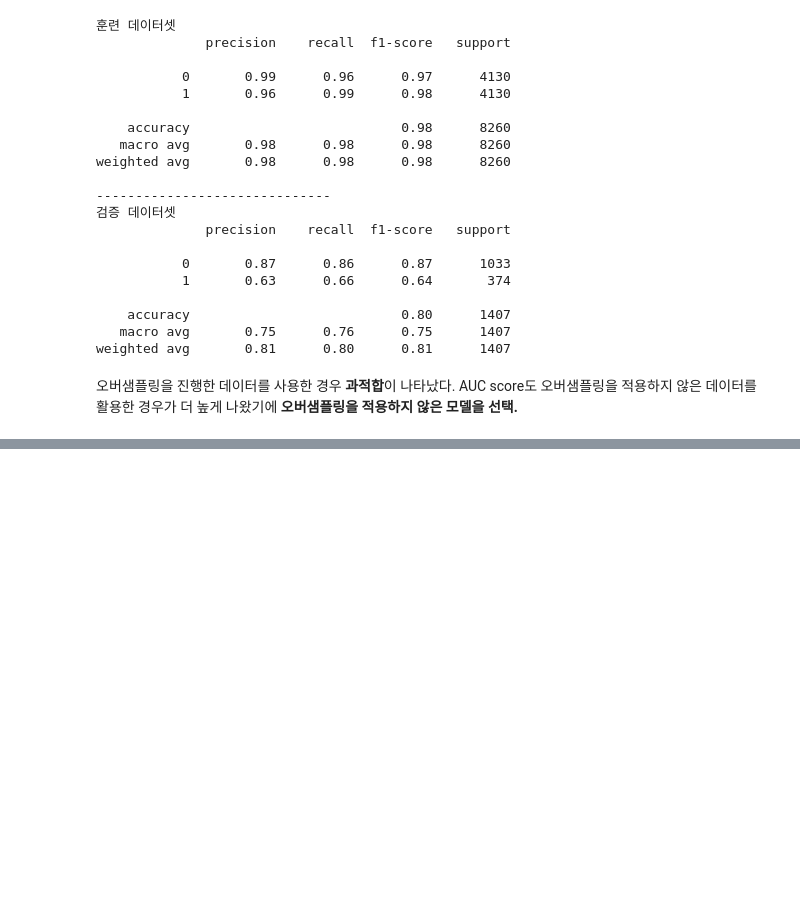
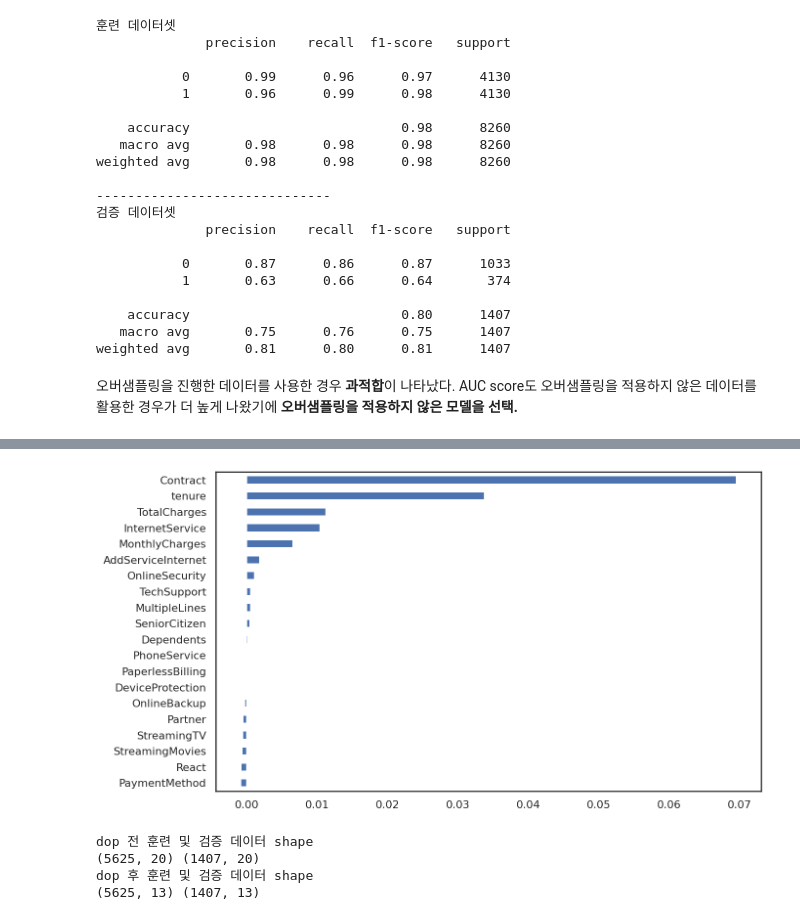
Before and after one commit to maengg/Customer_churn, a Jupyter notebook: Customer_churn.ipynb, the cells around one changed output, grey strips where cells are left out. Drawn from its saved outputs; the diff is of its cells as text; code cells hidden in the pictures; blank space fills up the shorter version.

Commit message:
hypothesis_test

```diff
--- a/Customer_churn.ipynb
+++ b/Customer_churn.ipynb
@@ -1051,0 +1108,8 @@ weighted avg       0.81      0.80      0.81      1407
+# %%
+# 순열 중요도 계산
+permuter = PermutationImportance(clf,
+                                 scoring='roc_auc',
+                                 n_iter=5,
+                                 random_state=2)
+
+permuter.fit(X_test_preprocessed, y_test)
@@ -1051,0 +1124,20 @@ weighted avg       0.81      0.80      0.81      1407
+# %%
+plt.figure(figsize=(10,6))
+features = X_test.columns.to_list()
+pd.Series(permuter.feature_importances_, features).sort_values().plot.barh();
+# %% [output]
+[figure, added]
+# %%
+# 중요도 낮은 특성들과 TotalCharges(tenure가 높을 수록 TotalCharges도 높음) 제거 후 학습
+drop_columns = ['TotalCharges', 'PhoneService', 'SeniorCitizen', 'AddServiceInternet', 'Dependents', 'Partner', 'DeviceProtection']
+X_train_drop = X_train.drop(columns=drop_columns)
+X_test_drop = X_test.drop(columns=drop_columns)
+print('dop 전 훈련 및 검증 데이터 shape')
+print(X_train.shape, X_test.shape)
+print('dop 후 훈련 및 검증 데이터 shape')
+print(X_train_drop.shape, X_test_drop.shape)
+# %% [output]
+dop 전 훈련 및 검증 데이터 shape
+(5625, 20) (1407, 20)
+dop 후 훈련 및 검증 데이터 shape
+(5625, 13) (1407, 13)
```
Also changed, not shown: parts of 60 cells of this notebook.
